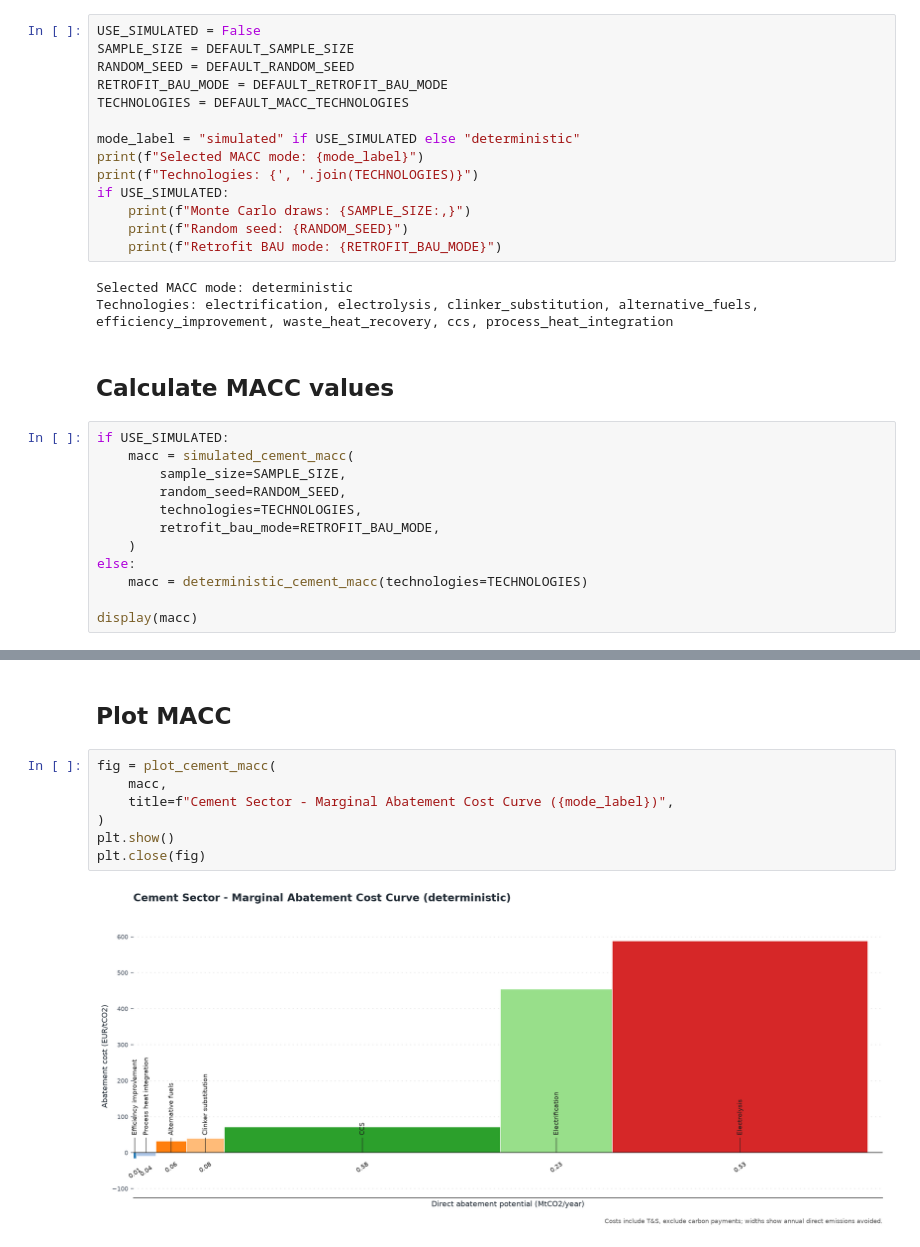
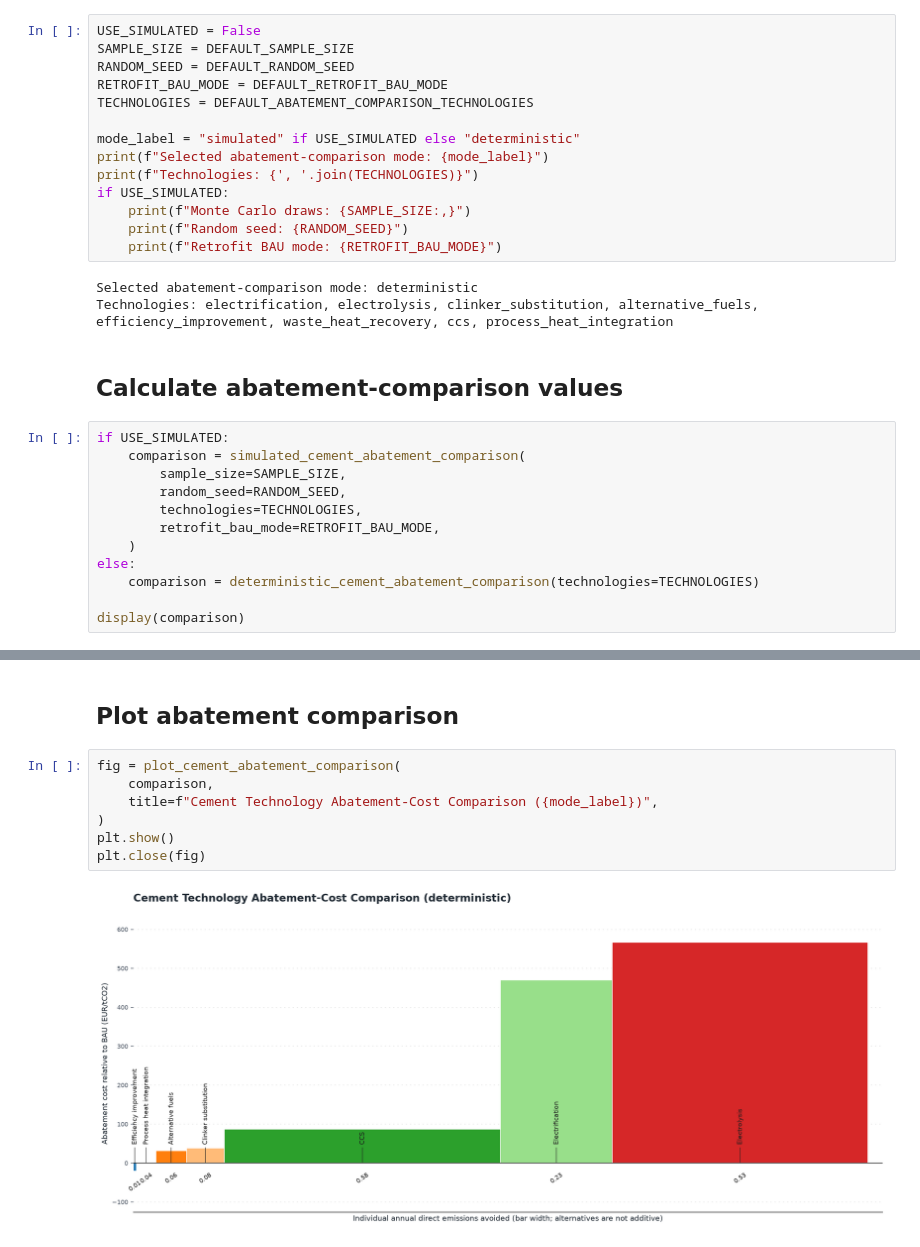
Before and after one commit to Finnzn/Master-Thesis, a Jupyter notebook: notebooks/cement/cement_abatement_comparison.ipynb, the cells around one changed output, grey strips where cells are left out. Cells and saved outputs as stored; diff of their text form.

Commit message:
"Reworked MACC to abatement cost comparison"

```diff
--- a/notebooks/cement/cement_abatement_comparison.ipynb
+++ b/notebooks/cement/cement_abatement_comparison.ipynb
@@ -39,32 +39,32 @@ USE_SIMULATED = False
 SAMPLE_SIZE = DEFAULT_SAMPLE_SIZE
 RANDOM_SEED = DEFAULT_RANDOM_SEED
 RETROFIT_BAU_MODE = DEFAULT_RETROFIT_BAU_MODE
-TECHNOLOGIES = DEFAULT_MACC_TECHNOLOGIES
+TECHNOLOGIES = DEFAULT_ABATEMENT_COMPARISON_TECHNOLOGIES
 
 mode_label = "simulated" if USE_SIMULATED else "deterministic"
-print(f"Selected MACC mode: {mode_label}")
+print(f"Selected abatement-comparison mode: {mode_label}")
 print(f"Technologies: {', '.join(TECHNOLOGIES)}")
 if USE_SIMULATED:
     print(f"Monte Carlo draws: {SAMPLE_SIZE:,}")
     print(f"Random seed: {RANDOM_SEED}")
     print(f"Retrofit BAU mode: {RETROFIT_BAU_MODE}")
 # %% [output]
-Selected MACC mode: deterministic
+Selected abatement-comparison mode: deterministic
 Technologies: electrification, electrolysis, clinker_substitution, alternative_fuels, efficiency_improvement, waste_heat_recovery, ccs, process_heat_integration
 # %% [markdown]
-## Calculate MACC values
+## Calculate abatement-comparison values
 # %%
 if USE_SIMULATED:
-    macc = simulated_cement_macc(
+    comparison = simulated_cement_abatement_comparison(
         sample_size=SAMPLE_SIZE,
         random_seed=RANDOM_SEED,
         technologies=TECHNOLOGIES,
         retrofit_bau_mode=RETROFIT_BAU_MODE,
     )
 else:
-    macc = deterministic_cement_macc(technologies=TECHNOLOGIES)
+    comparison = deterministic_cement_abatement_comparison(technologies=TECHNOLOGIES)
 
-display(macc)
+display(comparison)
 # %% [output]
 |  | technology | label | annual_abatement_tco2 | annual_abatement_mtco2 | abatement_share_of_bau | ... |
 | 0 | efficiency_improvement | Efficiency improvement | 6,333.333 | 0.006 | 0.010 | ... |
@@ -75,13 +75,13 @@ display(macc)
 | 5 | electrification | Electrification | 233,333.333 | 0.233 | 0.368 | ... |
 | 6 | electrolysis | Electrolysis | 533,333.333 | 0.533 | 0.842 | ... |
 # %% [markdown]
-## Plot MACC
+## Plot abatement comparison
 # %%
-fig = plot_cement_macc(
-    macc,
-    title=f"Cement Sector - Marginal Abatement Cost Curve ({mode_label})",
+fig = plot_cement_abatement_comparison(
+    comparison,
+    title=f"Cement Technology Abatement-Cost Comparison ({mode_label})",
 )
 plt.show()
 plt.close(fig)
 # %% [output]
-[figure, old version]
+[figure, new version]
```
Also changed, not shown: parts of 3 cells of this notebook, 15 other files.
